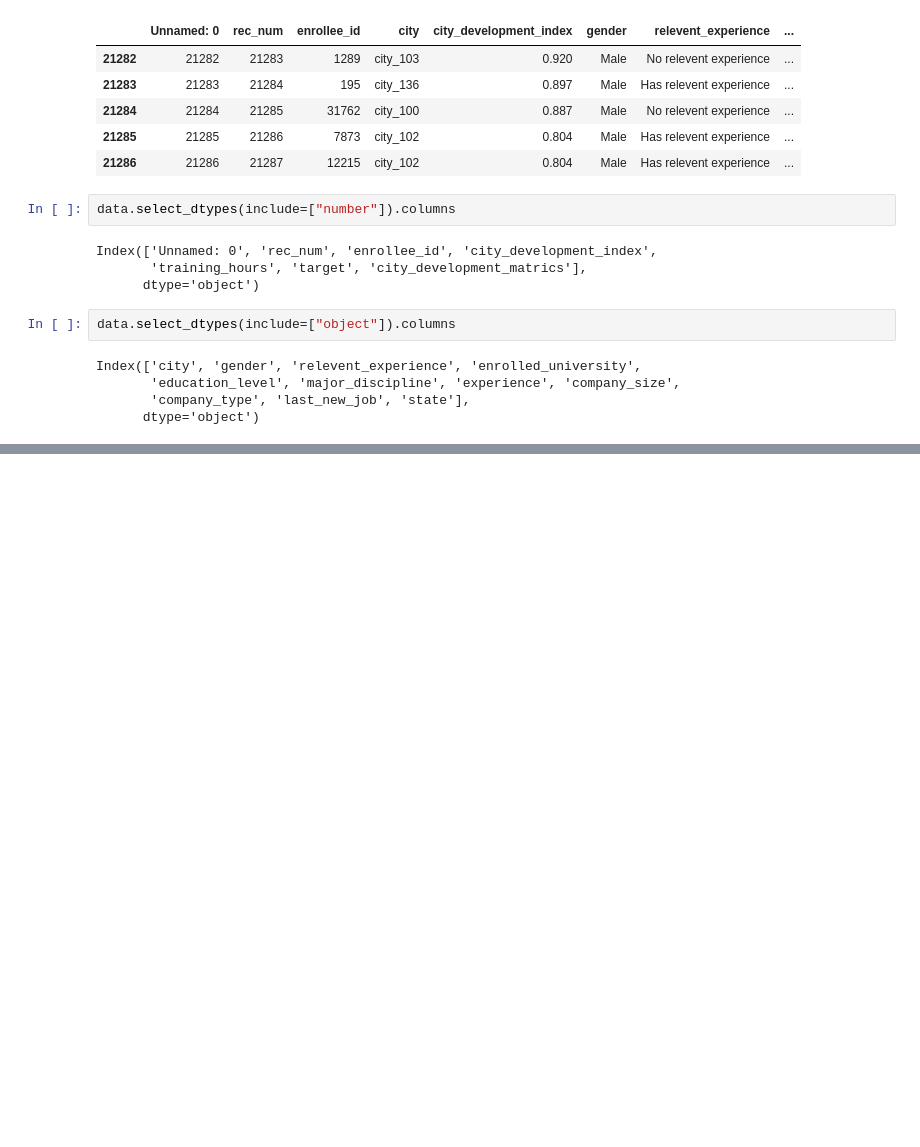
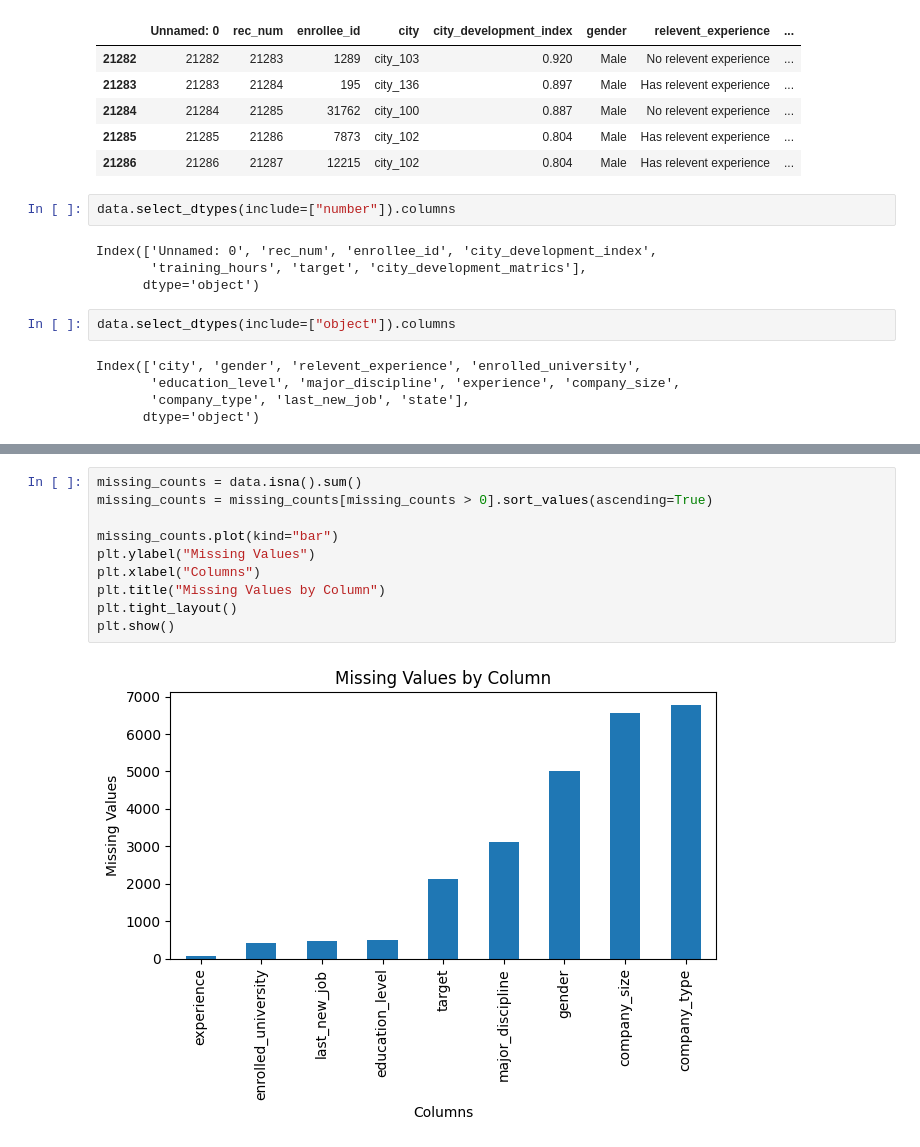
Before and after one commit to lucasmcclean/eda, a Jupyter notebook: eda.ipynb, the cells around one changed output, grey strips where cells are left out. Saved outputs shown, nothing was run; the diff lists cells and outputs as text; blank space fills up the shorter version.

Commit message:
feat(b): plot, analyze missing data

```diff
--- a/eda.ipynb
+++ b/eda.ipynb
@@ -79,0 +140,12 @@ Index(['city', 'gender', 'relevent_experience', 'enrolled_university',
+# %%
+missing_counts = data.isna().sum()
+missing_counts = missing_counts[missing_counts > 0].sort_values(ascending=True)
+
+missing_counts.plot(kind="bar")
+plt.ylabel("Missing Values")
+plt.xlabel("Columns")
+plt.title("Missing Values by Column")
+plt.tight_layout()
+plt.show()
+# %% [output]
+[figure, added]
```
Also changed, not shown: parts of 8 cells of this notebook.
